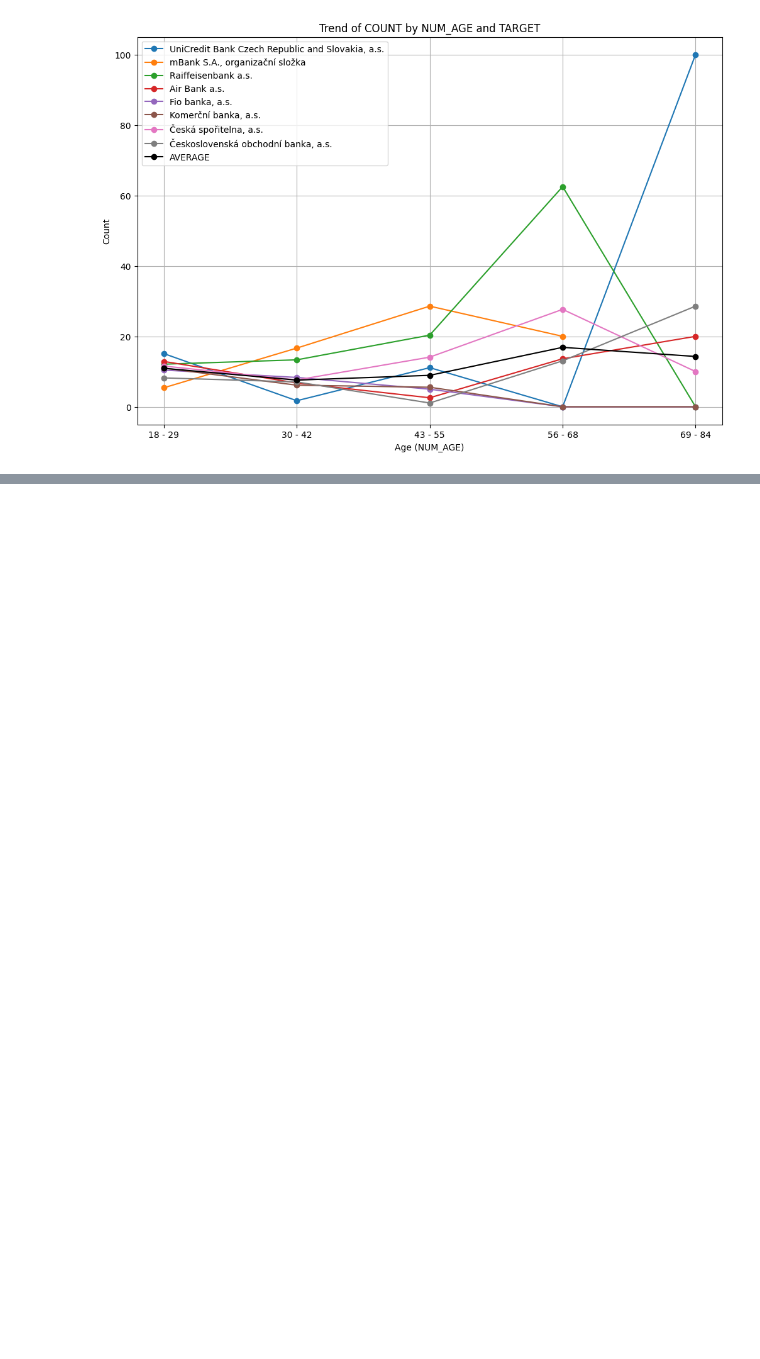
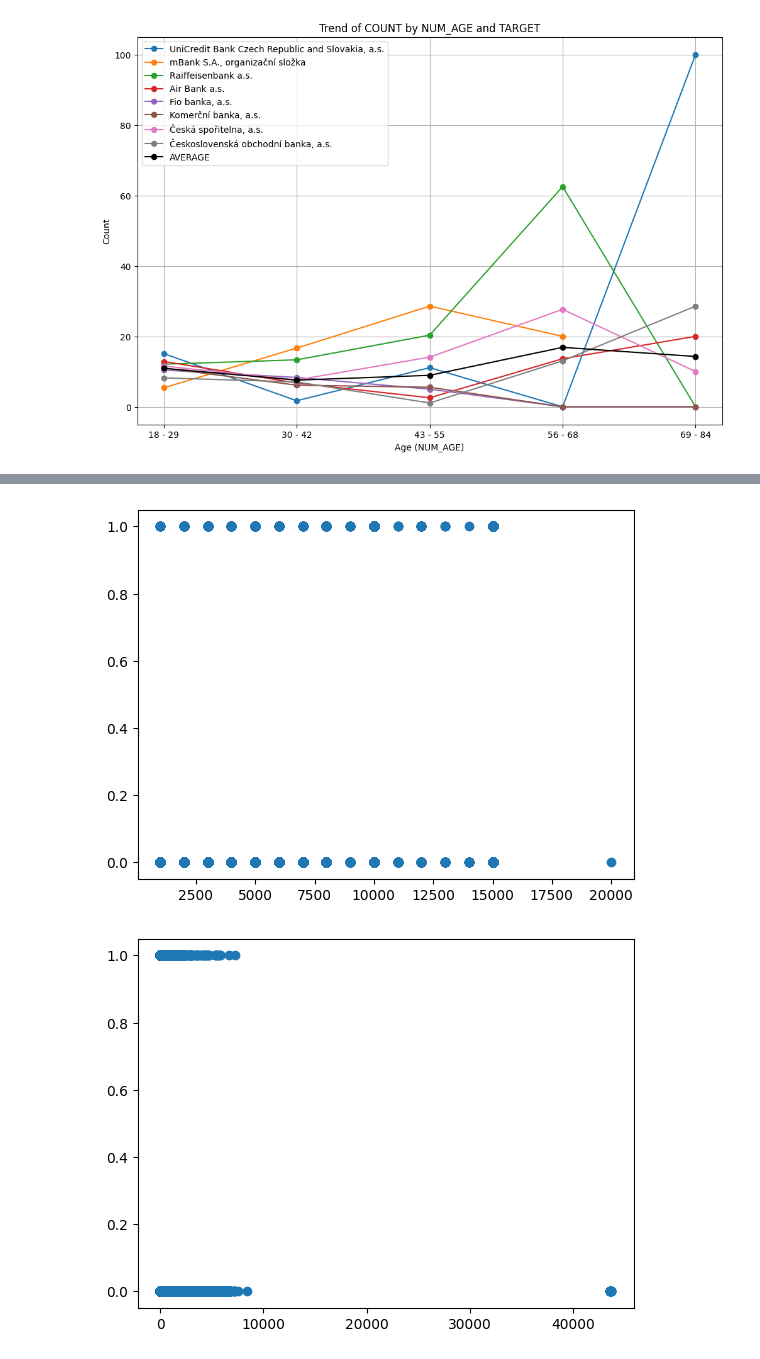
Before and after one commit to swanenko/cash-loan-analysis, a Jupyter notebook: analysis.ipynb, the cells around one changed output, grey strips where cells are left out. Saved outputs shown, nothing was run; the diff lists cells and outputs as text; code cells hidden in the pictures; blank space fills up the shorter version.

```diff
--- a/analysis.ipynb
+++ b/analysis.ipynb
@@ -393,0 +437,11 @@ plt.show()
+# %%
+# replace cathegorical values with numberic ones
+
+plt.scatter(df['AMT_REQUESTED_TICKET'], df['TARGET'])
+plt.show()
+
+plt.scatter(df['NUM_DAYS_CREDIT_HISTORY'], df['TARGET'])
+plt.show()
+# %% [output]
+[figure, added]
+[figure, added]
```
Also changed, not shown: parts of 15 cells of this notebook, 5 other files.
